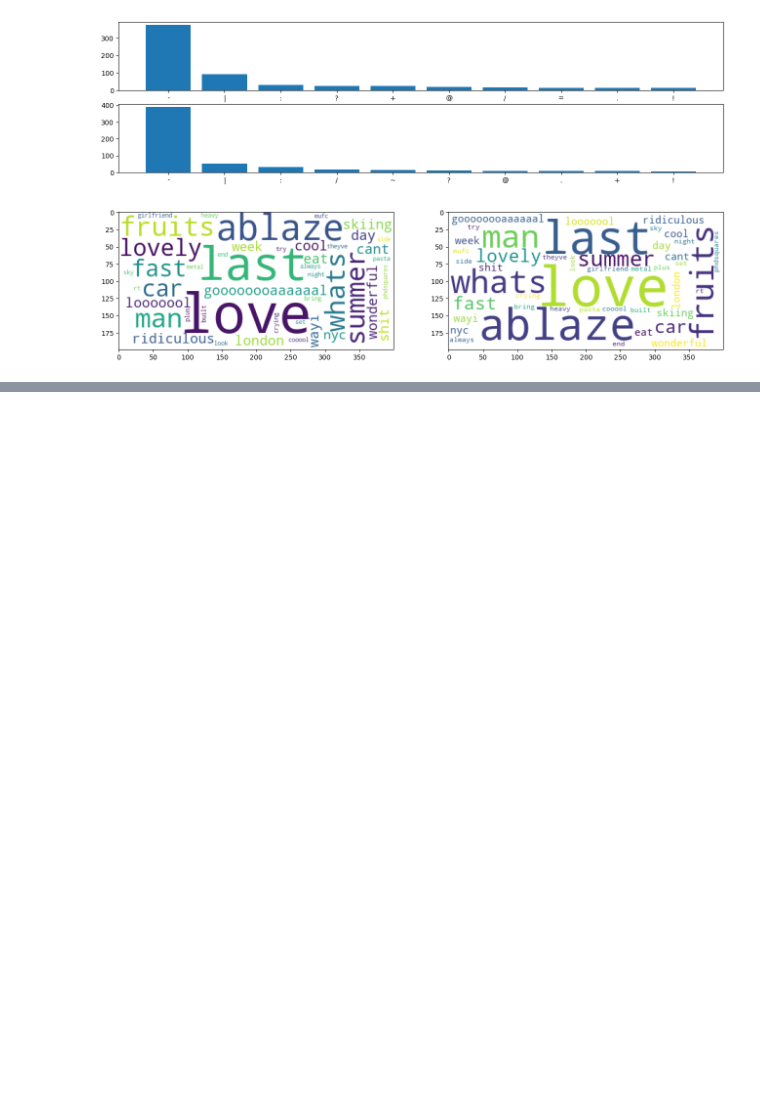
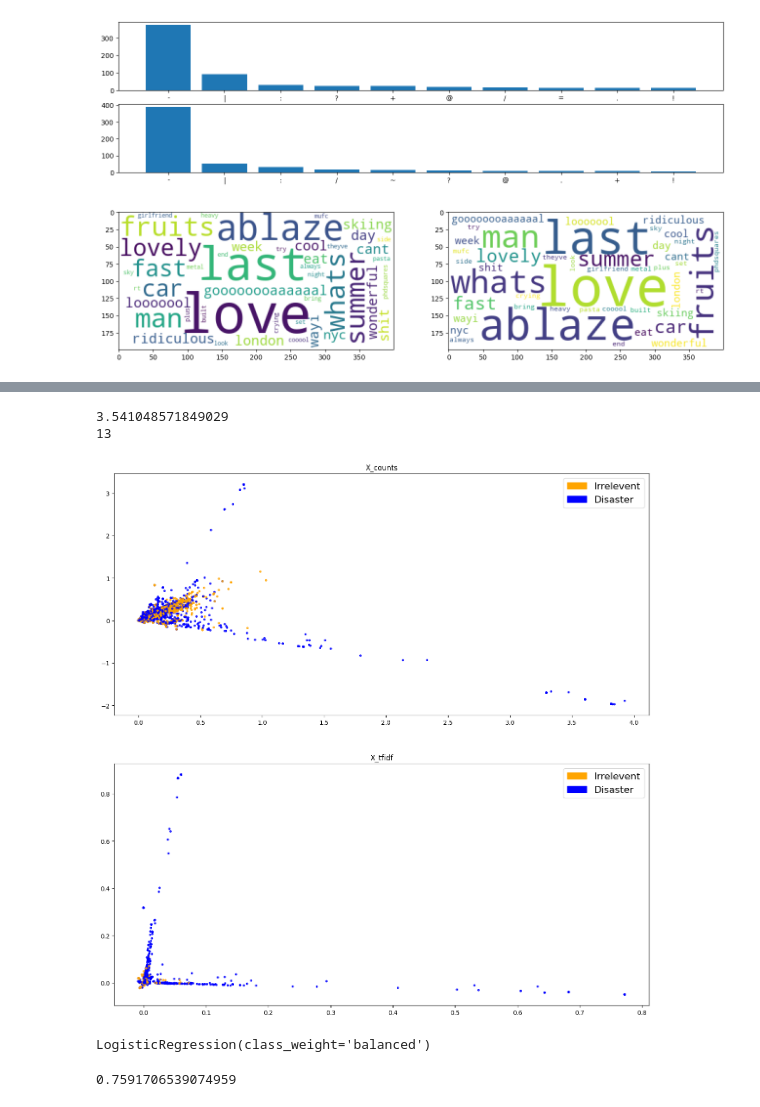
Before and after one commit to Echo-36/Disaster-Tweets, a Jupyter notebook: midn.ipynb, the cells around one changed output, grey strips where cells are left out. Cells and saved outputs as stored; diff of their text form; code cells hidden in the pictures; blank space fills up the shorter version.

```diff
--- a/midn.ipynb
+++ b/midn.ipynb
@@ -375,0 +423,3 @@ plt.imshow(word_cloud1);
+# %%
+train_counts,count_vectorizer = count_vect(train_df["text"], ngrams=(1,2))
+test_counts = count_vectorizer.transform(test_df["text"])
@@ -375,0 +446,47 @@ plt.imshow(word_cloud1);
+# %%
+train_tfidf,tfidf_vectorizer = tfidf(train_df["text"],ngrams=(1,2))
+test_tfidf = tfidf_vectorizer.transform(test_df["text"])
+
+print(train_tfidf.todense()[0][0:].sum())
+print(train_counts.todense()[0][0:].sum())
+# %% [output]
+3.541048571849029
+13
+# %%
+X_counts = train_counts
+X_tfidf = train_tfidf
+y = train_df["target"].values
+# %%
+from sklearn.decomposition import PCA, TruncatedSVD
+import matplotlib
+import matplotlib.patches as mpatches
+
+def plot_LSA(test_data, test_labels, plot=True):
+    lsa = TruncatedSVD(n_components=2)
+    lsa.fit(test_data)
+    lsa_scores = lsa.transform(test_data)
+    color_mapper = {label: idx for idx,label in enumerate(set(test_labels))}
+    color_column = [color_mapper[label] for label in test_labels]
+    colors = ["orange","blue","blue"]
+    if plot:
+        plt.scatter(
+            lsa_scores[:,0],
+            lsa_scores[:,1],
+            s=8,
+            alpha=0.8,
+            c=test_labels,
+            cmap=matplotlib.colors.ListedColormap(colors),
+        )
+        red_patch = mpatches.Patch(color="orange", label="Irrelevent")
+        green_patch = mpatches.Patch(color="blue",label="Disaster")
+        plt.legend(handles=[red_patch,green_patch],prop={"size":16})
+# %%
+plt.figure(1,figsize=(16,16))
+plt.subplot(2,1,1)
+plt.title("X_counts")
+plot_LSA(X_counts,y)
+plt.subplot(2,1,2)
+plt.title("X_tfidf")
+plot_LSA(X_tfidf,y)
+# %% [output]
+[figure, added]
@@ -375,0 +502,5 @@ plt.imshow(word_cloud1);
+# %%
+model = LogisticRegression(class_weight="balanced")
+model.fit(X_train_counts,y_train_counts)
+# %% [output]
+LogisticRegression(class_weight='balanced')
@@ -375,0 +510,4 @@ plt.imshow(word_cloud1);
+# %%
+f1score
+# %% [output]
+0.7591706539074959
```
Also changed, not shown: parts of 16 cells of this notebook.
